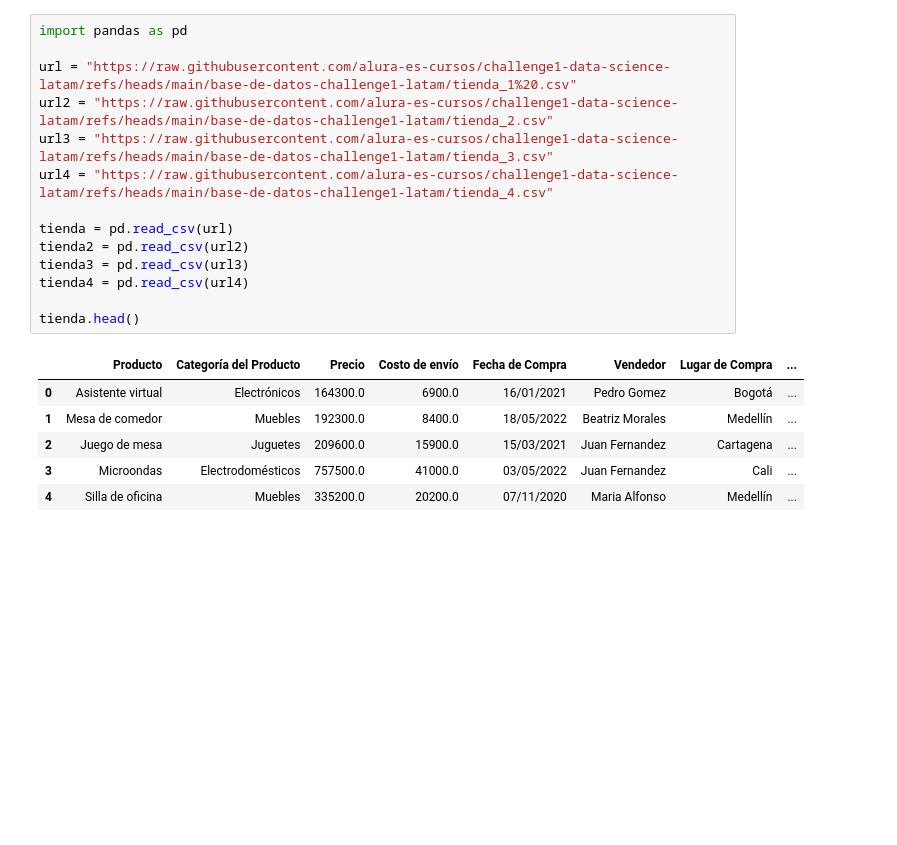
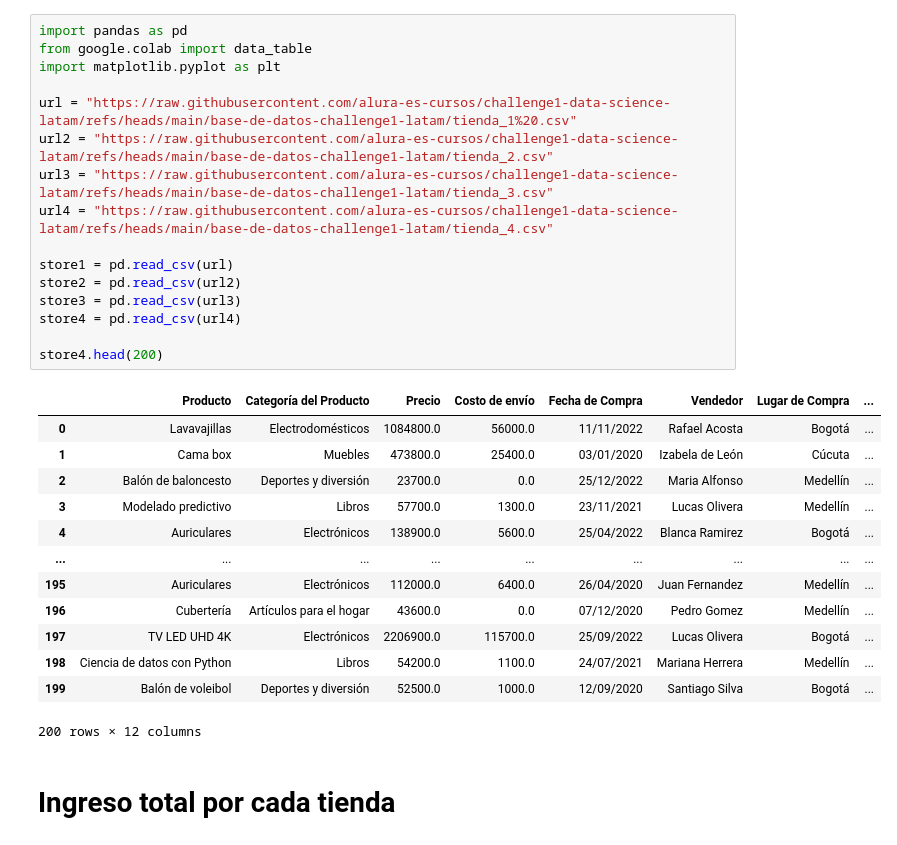
Before and after one commit to DayraGL/Alura_Store, a Jupyter notebook: Challenge_Alura_Store.ipynb, the cells around one changed output. Cells and saved outputs as stored; diff of their text form; blank space fills up the shorter version.

Commit message:
Se creó con Colab

```diff
--- a/Challenge_Alura_Store.ipynb
+++ b/Challenge_Alura_Store.ipynb
@@ -2,22 +2,33 @@
 <a href="https://colab.research.google.com/github/DayraGL/Alura_Store/blob/main/Challenge_Alura_Store.ipynb" target="_parent"><img src="https://colab.research.google.com/assets/colab-badge.svg" alt="Open In Colab"/></a>
 # %%
 import pandas as pd
+from google.colab import data_table
+import matplotlib.pyplot as plt
 
 url = "https://raw.githubusercontent.com/alura-es-cursos/challenge1-data-science-latam/refs/heads/main/base-de-datos-challenge1-latam/tienda_1%20.csv"
 url2 = "https://raw.githubusercontent.com/alura-es-cursos/challenge1-data-science-latam/refs/heads/main/base-de-datos-challenge1-latam/tienda_2.csv"
 url3 = "https://raw.githubusercontent.com/alura-es-cursos/challenge1-data-science-latam/refs/heads/main/base-de-datos-challenge1-latam/tienda_3.csv"
 url4 = "https://raw.githubusercontent.com/alura-es-cursos/challenge1-data-science-latam/refs/heads/main/base-de-datos-challenge1-latam/tienda_4.csv"
 
-tienda = pd.read_csv(url)
-tienda2 = pd.read_csv(url2)
-tienda3 = pd.read_csv(url3)
-tienda4 = pd.read_csv(url4)
+store1 = pd.read_csv(url)
+store2 = pd.read_csv(url2)
+store3 = pd.read_csv(url3)
+store4 = pd.read_csv(url4)
 
-tienda.head()
+store4.head(200)
 # %% [output]
 |  | Producto | Categoría del Producto | Precio | Costo de envío | Fecha de Compra | Vendedor | Lugar de Compra | ... |
-| 0 | Asistente virtual | Electrónicos | 164300.0 | 6900.0 | 16/01/2021 | Pedro Gomez | Bogotá | ... |
-| 1 | Mesa de comedor | Muebles | 192300.0 | 8400.0 | 18/05/2022 | Beatriz Morales | Medellín | ... |
-| 2 | Juego de mesa | Juguetes | 209600.0 | 15900.0 | 15/03/2021 | Juan Fernandez | Cartagena | ... |
-| 3 | Microondas | Electrodomésticos | 757500.0 | 41000.0 | 03/05/2022 | Juan Fernandez | Cali | ... |
-| 4 | Silla de oficina | Muebles | 335200.0 | 20200.0 | 07/11/2020 | Maria Alfonso | Medellín | ... |
+| 0 | Lavavajillas | Electrodomésticos | 1084800.0 | 56000.0 | 11/11/2022 | Rafael Acosta | Bogotá | ... |
+| 1 | Cama box | Muebles | 473800.0 | 25400.0 | 03/01/2020 | Izabela de León | Cúcuta | ... |
+| 2 | Balón de baloncesto | Deportes y diversión | 23700.0 | 0.0 | 25/12/2022 | Maria Alfonso | Medellín | ... |
+| 3 | Modelado predictivo | Libros | 57700.0 | 1300.0 | 23/11/2021 | Lucas Olivera | Medellín | ... |
+| 4 | Auriculares | Electrónicos | 138900.0 | 5600.0 | 25/04/2022 | Blanca Ramirez | Bogotá | ... |
+| ... | ... | ... | ... | ... | ... | ... | ... | ... |
+| 195 | Auriculares | Electrónicos | 112000.0 | 6400.0 | 26/04/2020 | Juan Fernandez | Medellín | ... |
+| 196 | Cubertería | Artículos para el hogar | 43600.0 | 0.0 | 07/12/2020 | Pedro Gomez | Medellín | ... |
+| 197 | TV LED UHD 4K | Electrónicos | 2206900.0 | 115700.0 | 25/09/2022 | Lucas Olivera | Bogotá | ... |
+| 198 | Ciencia de datos con Python | Libros | 54200.0 | 1100.0 | 24/07/2021 | Mariana Herrera | Medellín | ... |
+| 199 | Balón de voleibol | Deportes y diversión | 52500.0 | 1000.0 | 12/09/2020 | Santiago Silva | Bogotá | ... |
+200 rows × 12 columns
+# %% [markdown]
+# **Ingreso total por cada tienda**
```
Also changed, not shown: parts of 9 cells of this notebook.
